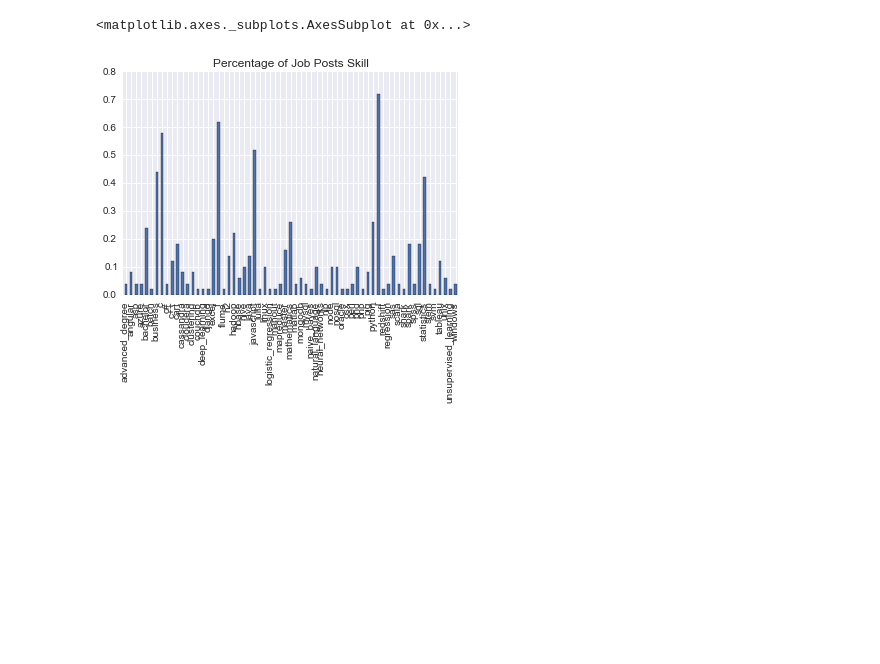
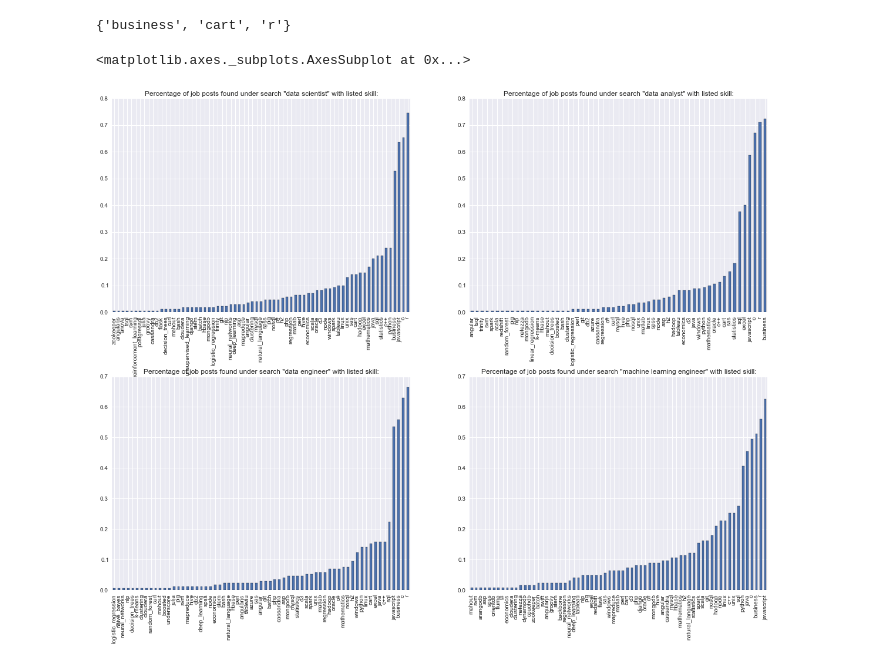
Before and after one commit to tamirbennatan/data_science_skills_analysis, a Jupyter notebook: Data Science Skills Analysis.ipynb, the cells around one changed output. Cells and saved outputs as stored; diff of their text form; code cells hidden in the pictures; blank space fills up the shorter version.

```diff
--- a/Data Science Skills Analysis.ipynb
+++ b/Data Science Skills Analysis.ipynb
@@ -215,3 +206,8 @@ def crawl_indeed(query, city = "", experience_level = "", num_pages = 10):
 
     words_by_category(data)
     return pd.DataFrame(data)
+# %%
+data_scientist_all = crawl_indeed('data scientist', num_pages = 40)
+data_analyst_all = crawl_indeed('data analyst', num_pages = 40)
+data_engineer_all = crawl_indeed('data engineer', num_pages = 40)
+machine_learning_engineer_all = crawl_indeed('machine learning engineer', num_pages = 40 )
@@ -242,5 +237,0 @@ data_scientist_nyc
-# %%
-data_scientist_all = pd.DataFrame(crawl_indeed('data scientist', num_pages = 5))
-data_analyst_all = pd.DataFrame(crawl_indeed('data analyst', num_pages = 15))
-data_engineer_all = pd.DataFrame(crawl_indeed('data engineer', num_pages = 15))
-machine_learning_engineer_all = pd.DataFrame(crawl_indeed('machine learning engineer', num_pages = 15))
@@ -247,9 +252,17 @@ machine_learning_engineer_all = pd.DataFrame(crawl_indeed('machine learning engi
+# %%
+#each "skill" attribute is a python core set object
+data_scientist_all.iloc[0]['all_skills']
+# %% [output]
+{'business', 'cart', 'r'}
 # %%
-def get_skill_frequency(df, skill_category = 'all_skills'):
+#accepts a processed dataframe, and a list of skill categories to include
+def get_skill_frequency(df, *exclude_categories):
 
     counter = Counter()
     for index, job_post in df.iterrows():
-        for skill in job_post[skill_category]:
+        for category_to_exclude in exclude_categories:
+            skills = job_post['all_skills'] - job_post[category_to_exclude][0]
+        for skill in skills:
             counter[skill]+=1
 
     #convert values to a freqeuncy of total posts that have that skill
@@ -260,4 +273,6 @@ def get_skill_frequency(df, skill_category = 'all_skills'):
 
     df = pd.DataFrame(data = counter, index = [0]).T
 
+    df.sort_values(by = 0, inplace = True)
+
     return df
@@ -282,6 +279,5 @@ data_scientist_nyc_frequency = get_skill_frequency(data_scientist_nyc)
-# %%
-data_scientist_nyc_frequency.plot( kind = 'bar', legend = None,
-                              title = 'Percentage of Job Posts Skill')
-# %% [output]
-<matplotlib.axes._subplots.AxesSubplot at 0x...>
-[figure, removed]
+# %%
+data_scientist_all_frequency = get_skill_frequency(data_scientist_all, ['academic_degrees'])
+data_analyst_all_frequency = get_skill_frequency(data_analyst_all, ['academic_degrees'])
+data_engineer_all_frequency = get_skill_frequency(data_engineer_all, ['academic_degrees'])
+machine_learning_engineer_all_frequency = get_skill_frequency(machine_learning_engineer_all, ['academic_degrees'])
@@ -287,0 +289,19 @@ data_scientist_nyc_frequency.plot( kind = 'bar', legend = None,
+# %%
+
+fig, axes = plt.subplots(nrows=2, ncols=2, figsize=(20, 15))
+plt.subplots_adjust(hspace = .3)
+
+data_scientist_all_frequency.plot(ax=axes[0,0],  kind = 'bar', legend = None,
+                              title = 'Percentage of job posts found under search "data scientist" with listed skill:')
+
+data_analyst_all_frequency.plot(ax=axes[0,1],  kind = 'bar', legend = None,
+                              title = 'Percentage of job posts found under search "data analyst" with listed skill:')
+
+data_engineer_all_frequency.plot(ax=axes[1,0],  kind = 'bar', legend = None,
+                              title = 'Percentage of job posts found under search "data engineer" with listed skill:')
+
+machine_learning_engineer_all_frequency.plot(ax=axes[1,1],  kind = 'bar', legend = None,
+                              title = 'Percentage of job posts found under search "machine learning engineer" with listed skill:')
+# %% [output]
+<matplotlib.axes._subplots.AxesSubplot at 0x...>
+[figure, added]
```
Also changed, not shown: parts of 15 cells of this notebook.
